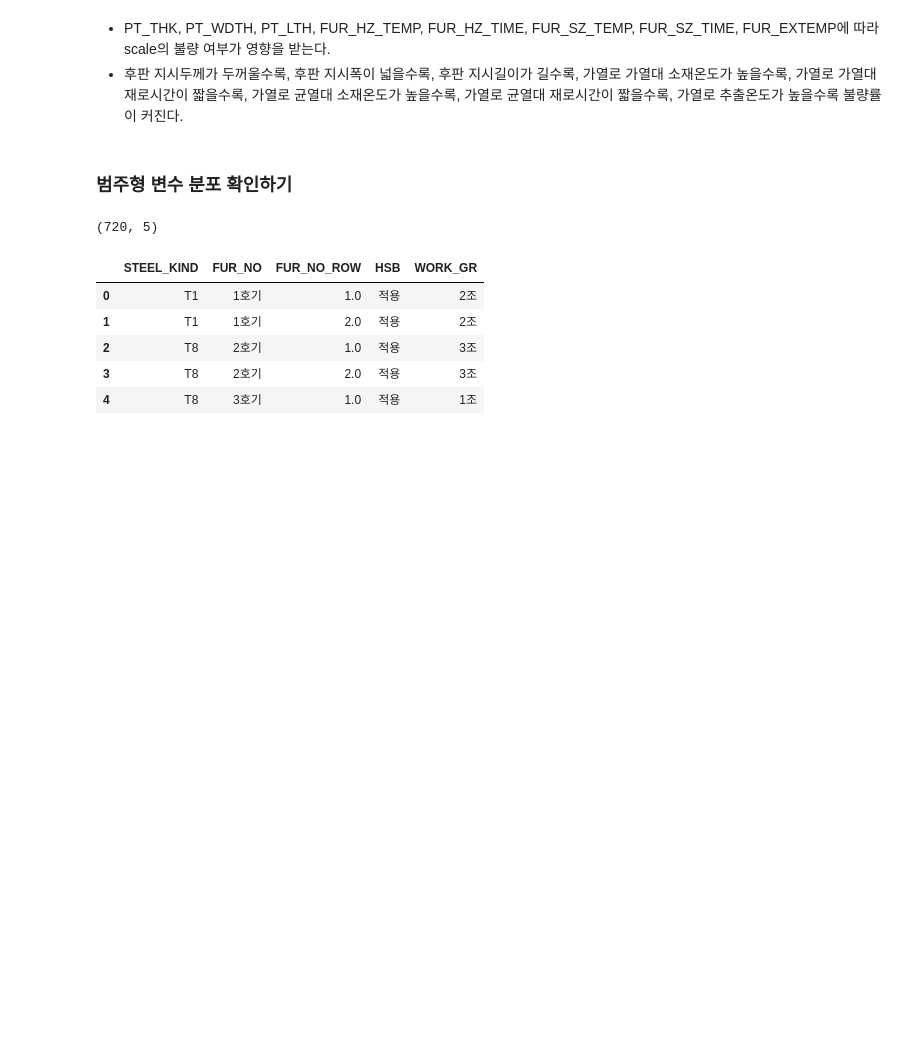
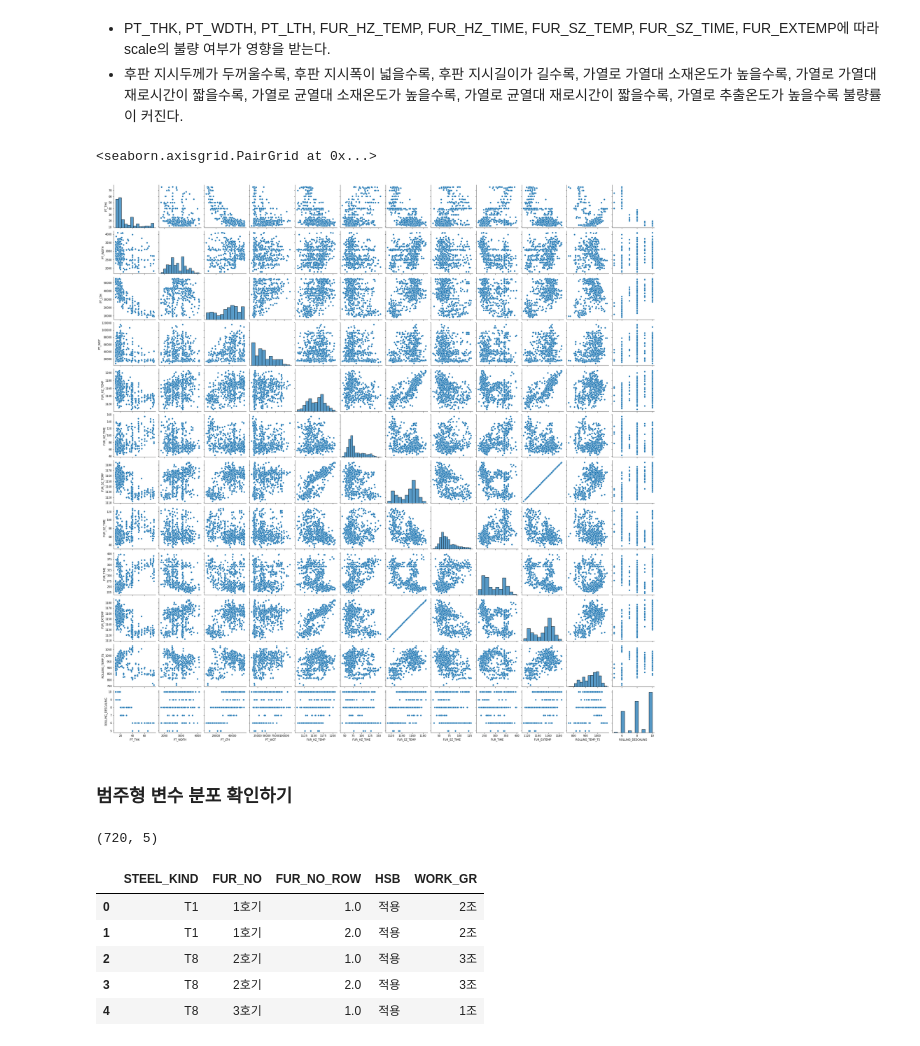
Before and after one commit to mjiii25/posco-academy, a Jupyter notebook: Big-Data/Assignment-2/C1성민지_종합실습-2_code.ipynb, the cells around one changed output. Cells and saved outputs as stored; diff of their text form; code cells hidden in the pictures; blank space fills up the shorter version.

```diff
--- a/Big-Data/Assignment-2/C1성민지_종합실습-2_code.ipynb
+++ b/Big-Data/Assignment-2/C1성민지_종합실습-2_code.ipynb
@@ -153,3 +148,8 @@ def outlier_idx_detection(data) :
             outlier_index.append(lst[i])
 
     return list(set(outlier_index))
+# %%
+outliers = outlier_idx_detection(df_raw_num)
+
+print(len(outliers))
+outliers
@@ -156,5 +175,6 @@ def outlier_idx_detection(data) :
 # %%
-df_raw_num.drop(outlier_idx_detection(df_raw_num), axis = 0, inplace = True)
+df_raw_num.drop(outliers, axis = 0, inplace = True)
+df_raw_cat.drop(outliers, axis = 0, inplace = True)
 # %% [output]
 A value is trying to be set on a copy of a slice from a DataFrame
 
@@ -206,6 +223,11 @@ plt.show()
 # %% [markdown]
 - PT_THK, PT_WDTH, PT_LTH, FUR_HZ_TEMP, FUR_HZ_TIME, FUR_SZ_TEMP, FUR_SZ_TIME, FUR_EXTEMP에 따라 scale의 불량 여부가 영향을 받는다.
 - 후판 지시두께가 두꺼울수록, 후판 지시폭이 넓을수록, 후판 지시길이가 길수록, 가열로 가열대 소재온도가 높을수록, 가열로 가열대 재로시간이 짧을수록, 가열로 균열대 소재온도가 높을수록, 가열로 균열대 재로시간이 짧을수록, 가열로 추출온도가 높을수록 불량률이 커진다.
+# %%
+sns.pairplot(df_raw_num)
+# %% [output]
+<seaborn.axisgrid.PairGrid at 0x...>
+[figure, added]
 # %% [markdown]
 ### **범주형 변수 분포 확인하기**
 # %%
```
Also changed, not shown: parts of 36 cells of this notebook.
